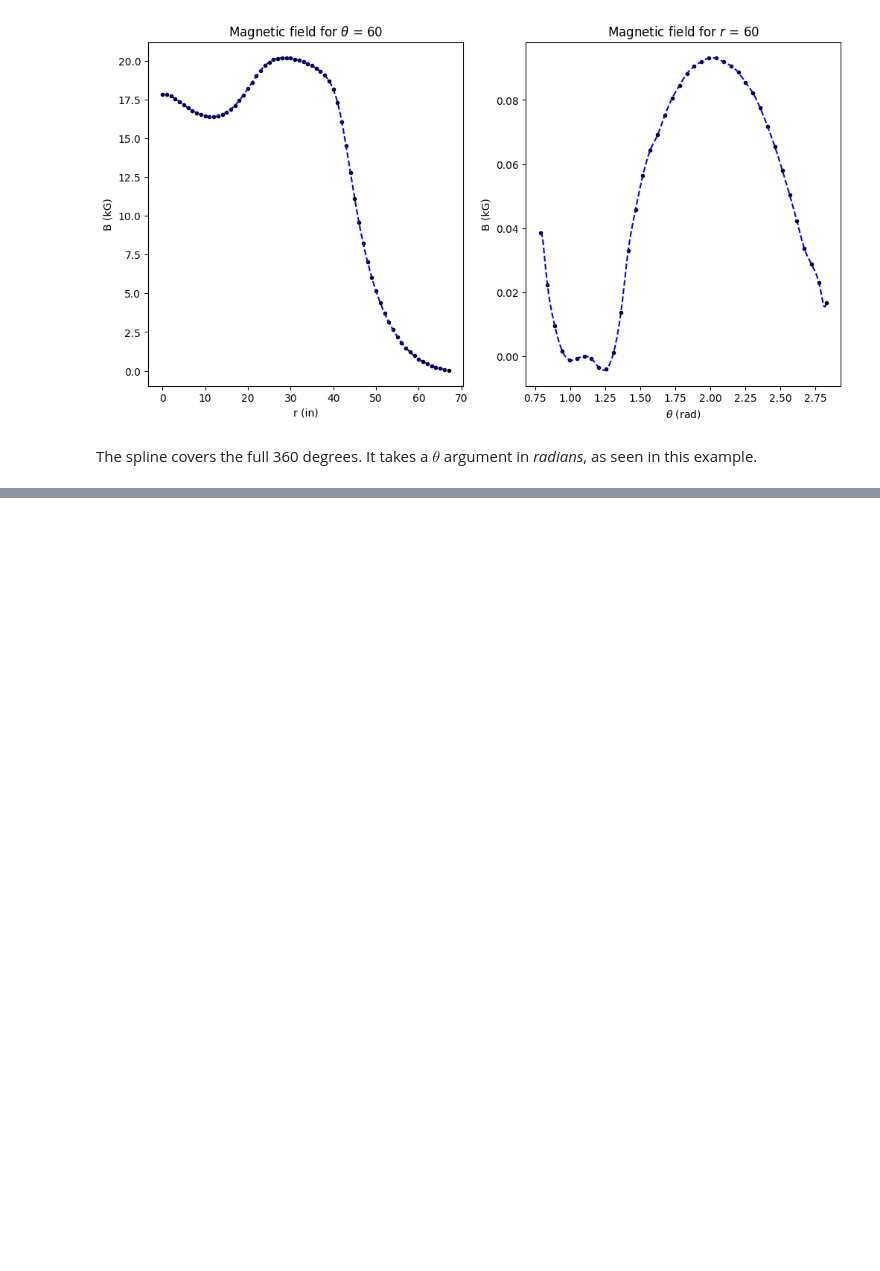
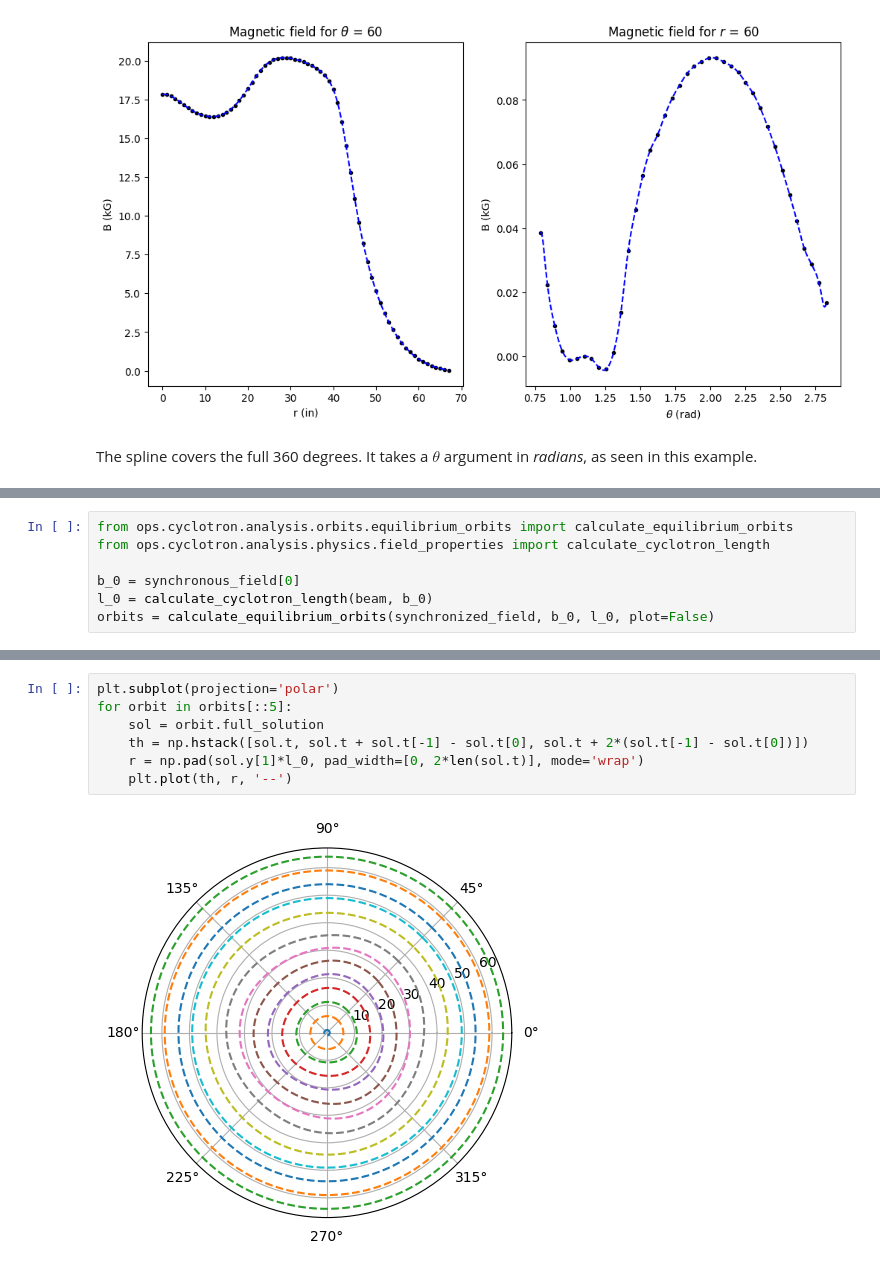
Before and after one commit to lbnl-88ops/cyclotron.analysis, a Jupyter notebook: cyclotron_analysis.ipynb, the cells around one changed output, grey strips where cells are left out. Saved outputs shown, nothing was run; the diff lists cells and outputs as text; blank space fills up the shorter version.

```diff
--- a/cyclotron_analysis.ipynb
+++ b/cyclotron_analysis.ipynb
@@ -139,0 +172,7 @@ plt.show()
+# %%
+from ops.cyclotron.analysis.orbits.equilibrium_orbits import calculate_equilibrium_orbits
+from ops.cyclotron.analysis.physics.field_properties import calculate_cyclotron_length
+
+b_0 = synchronous_field[0]
+l_0 = calculate_cyclotron_length(beam, b_0)
+orbits = calculate_equilibrium_orbits(synchronized_field, b_0, l_0, plot=False)
@@ -139,0 +192,9 @@ plt.show()
+# %%
+plt.subplot(projection='polar')
+for orbit in orbits[::5]:
+    sol = orbit.full_solution
+    th = np.hstack([sol.t, sol.t + sol.t[-1] - sol.t[0], sol.t + 2*(sol.t[-1] - sol.t[0])])
+    r = np.pad(sol.y[1]*l_0, pad_width=[0, 2*len(sol.t)], mode='wrap')
+    plt.plot(th, r, '--')
+# %% [output]
+[figure, added]
```
Also changed, not shown: parts of 8 cells of this notebook, 4 other files.
